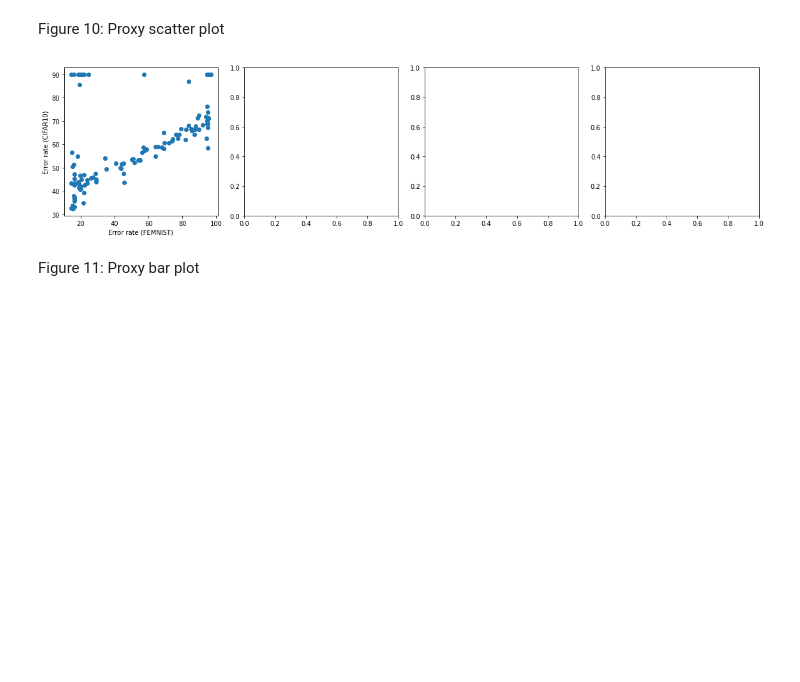
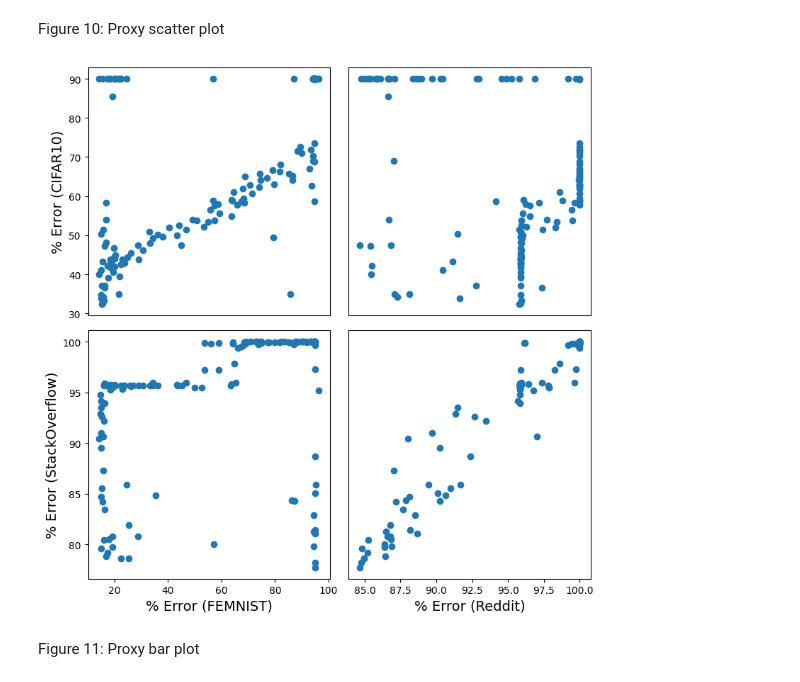
Before and after one commit to imkevinkuo/noisy-eval-in-fl, a Jupyter notebook: notebooks/analysis.ipynb, the cells around one changed output. Saved outputs shown, nothing was run; the diff lists cells and outputs as text; code cells hidden in the pictures; blank space fills up the shorter version.

```diff
--- a/notebooks/analysis.ipynb
+++ b/notebooks/analysis.ipynb
@@ -523,11 +532,12 @@ def run_hb(client_sizes, runs, eval_dict, nc, NC, eta=3, R=81, data_p=0, dp_eps=
 
     return np.array(trace_bud), np.array(trace_true), np.array(trace_noisy)
 # %%
-hb_results = {k: {} for k in eval_dicts.keys()}
+np.random.seed(0)
+hb_results = {k: {} for k in unif_eval_dicts.keys()}
 # Generates HB + DP Evaluation
 data_p = 0
 sys_bias = 0
-trials = 200
+trials = 100
 for ds, eval_dict in list(unif_eval_dicts.items()):
     runs = list(run for run, _, _ in eval_dict.keys())
     NUM_CLIENTS = NC_dict[ds]
@@ -706,10 +697,15 @@ def load_tpe(path, ds, dp_eps):
 # %%
+np.random.seed(0)
 tpe_results, bohb_results = {}, {}
-# for ds in datasets:
-for ds in ['CIFAR10']:
-    for suffix in ['', '_s_e=100']: # full eval vs. noisy eval
-        dp_eps = None if suffix == '' else 100
-        tpe_results[f"{ds}{suffix}"] = load_tpe(f"runs_unif/runs_tpe/runs_{ds.lower()}{suffix}", ds, dp_eps)
+for ds in datasets:
+    for suffix in ['', '_s_e=100']: # full_eval vs. subsampling + epsilon=100
+        if suffix == '':
+            dp_eps = None
+            nc = NC_dict[ds][-1]
+        else:
+            dp_eps = 100
+            nc = nc_dict[ds]
+        tpe_results[f"{ds}{suffix}"] = load_tpe(f"runs_unif/runs_tpe/runs_{ds.lower()}{suffix}", ds, nc, dp_eps)
         bohb_results[f"{ds}{suffix}"] = load_bohb(f"runs_unif/runs_bohb/runs_{ds.lower()}{suffix}", ds)
 # %% [markdown]
 Figure 9: Noiseless vs. Noisy Eval
@@ -765,41 +793,39 @@ plt.show()
 # %% [markdown]
 Figure 10: Proxy scatter plot
 # %%
-# fig, axs = plt.subplots(2,2,figsize=(8,8))
-fig, axs = plt.subplots(1,4,figsize=(16,4))
+fig, axs = plt.subplots(2,2,figsize=(8,8))
+# fig, axs = plt.subplots(1,4,figsize=(16,4))
 i = 0
-# for d2 in ['cifar10', 'stackoverflow']: # rows
-#     for d1 in ['femnist', 'reddit']: # cols
-for d2 in ['CIFAR10']:
-    for ds in ['FEMNIST']:
-        # y, x = i//2, i%2
-        # ax = axs[y][x]
-        ax = axs[i]
-        # if x == 1:
-        #     ax.set_yticks([])
-        # if y == 0:
-        #     ax.set_xticks([])
-        # if x == 0:
-        #     ax.set_ylabel(f"Error rate ({get_title(d2)})", fontsize=14)
-        # if y == 1:
-        #     ax.set_xlabel(f"Error rate ({get_title(d1)})", fontsize=14)
-        ax.set_ylabel(f"Error rate ({d2})")
-        ax.set_xlabel(f"Error rate ({ds})")
+for d2 in ['CIFAR10', 'StackOverflow']: # rows
+    for d1 in ['FEMNIST', 'Reddit']: # cols
+        y, x = i//2, i%2
+        ax = axs[y][x]
+        # ax = axs[i]
+        if x == 1:
+            ax.set_yticks([])
+        if y == 0:
+            ax.set_xticks([])
+        if x == 0:
+            ax.set_ylabel(f"Error rate ({get_title(d2)})", fontsize=14)
+            ax.set_ylabel(f"% Error ({d2})")
+        if y == 1:
+            ax.set_xlabel(f"Error rate ({get_title(d1)})", fontsize=14)
+            ax.set_xlabel(f"% Error ({d1})")
         nc1 = NC_dict[ds][-1]
         nc2 = NC_dict[d2][-1]
 
-        min_d = ds if len(eval_dicts[ds]) < len(eval_dicts[d2]) else d2
+        min_d = d1 if len(eval_dicts[d1]) < len(eval_dicts[d1]) else d2
         runs = list(set(['-'.join(run.split('-')[1:]) for run, _, _ in eval_dicts[min_d].keys()]))[:127]
-        x = np.array([(eval_dicts[ds][f"{ds.lower()}-{run}", 405, 0]*sizes[ds, 0]).sum() / sizes[ds, 0].sum() for run in runs])
+        x = np.array([(eval_dicts[d1][f"{d1.lower()}-{run}", 405, 0]*sizes[d1, 0]).sum() / sizes[d1, 0].sum() for run in runs])
         y = np.array([(eval_dicts[d2][f"{d2.lower()}-{run}", 405, 0]*sizes[d2, 0]).sum() / sizes[d2, 0].sum()  for run in runs])
         import matplotlib.pyplot as plt
         ax.scatter(100*x, 100*y)
         i+=1
 plt.tight_layout()
-plt.savefig("figures/PX_SCATTER_1x4.pdf")
+# plt.savefig("figures/PX_SCATTER.pdf")
 plt.show()
 # %% [output]
-[figure, old version]
+[figure, new version]
 # %% [markdown]
 Figure 11: Proxy bar plot
 # %%
```
Also changed, not shown: parts of 31 cells of this notebook, 6 other files.
